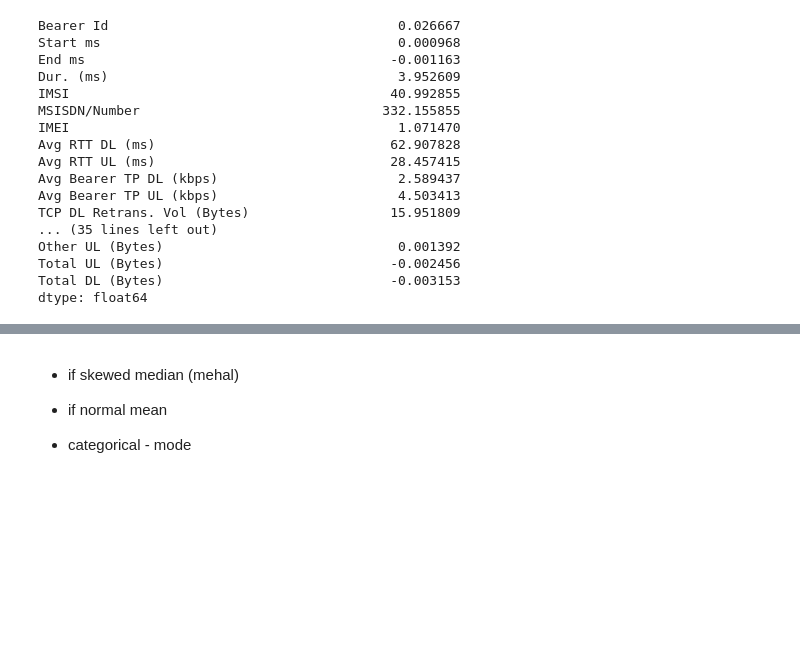
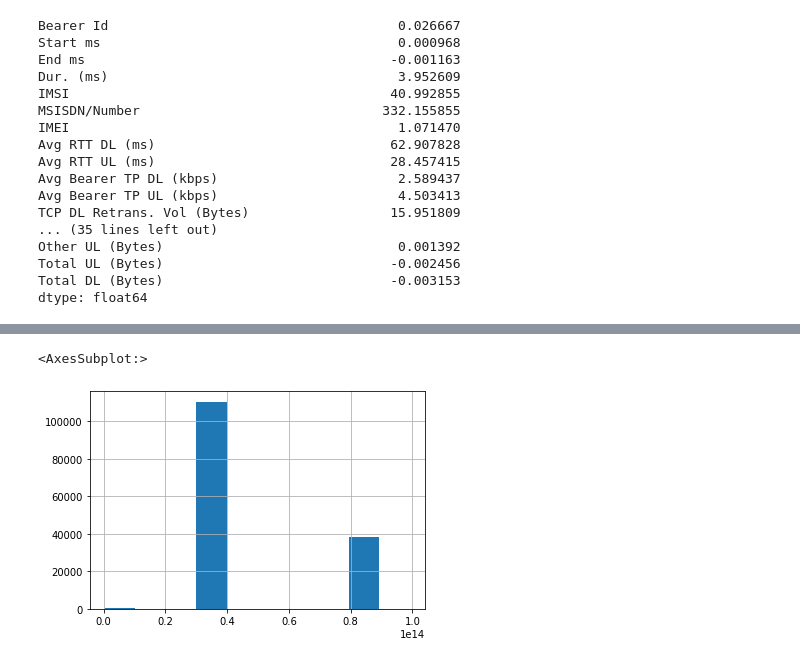
Before and after one commit to Fisseha-Estifanos/Telecom, a Jupyter notebook: notebooks/data_exploration.ipynb, the cells around one changed output, grey strips where cells are left out. Drawn from its saved outputs; the diff is of its cells as text; code cells hidden in the pictures; blank space fills up the shorter version.

Commit message:
positive and negative skews and normal distribution

```diff
--- a/notebooks/data_exploration.ipynb
+++ b/notebooks/data_exploration.ipynb
@@ -273,7 +295,7 @@ dtype: float64
+# %%
+df['IMEI'].hist()
+# %% [output]
+<AxesSubplot:>
+[figure, added]
 # %%
 #sns.displot(data = df, x =df['MSISDN/Number'])
-# %% [markdown]
-* if skewed median (mehal)
-* if normal mean
-
-* categorical - mode
```
Also changed, not shown: parts of 4 cells of this notebook.
